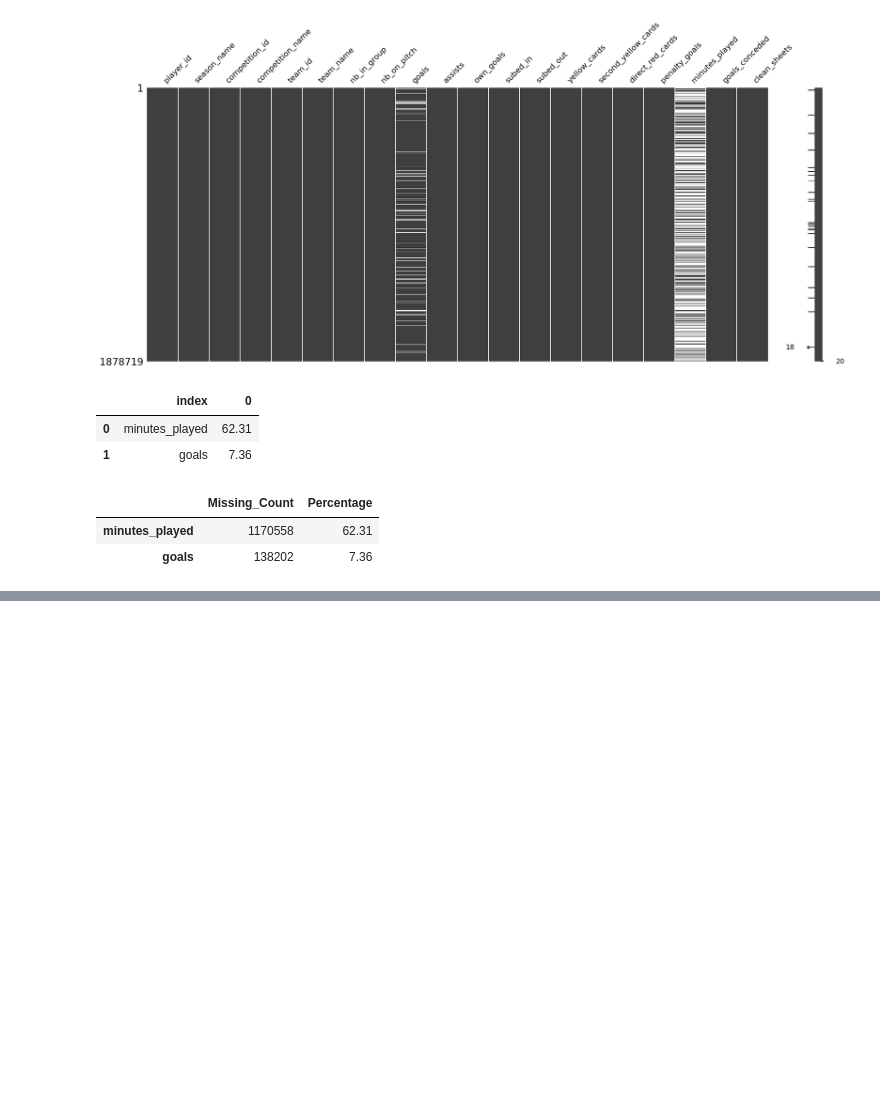
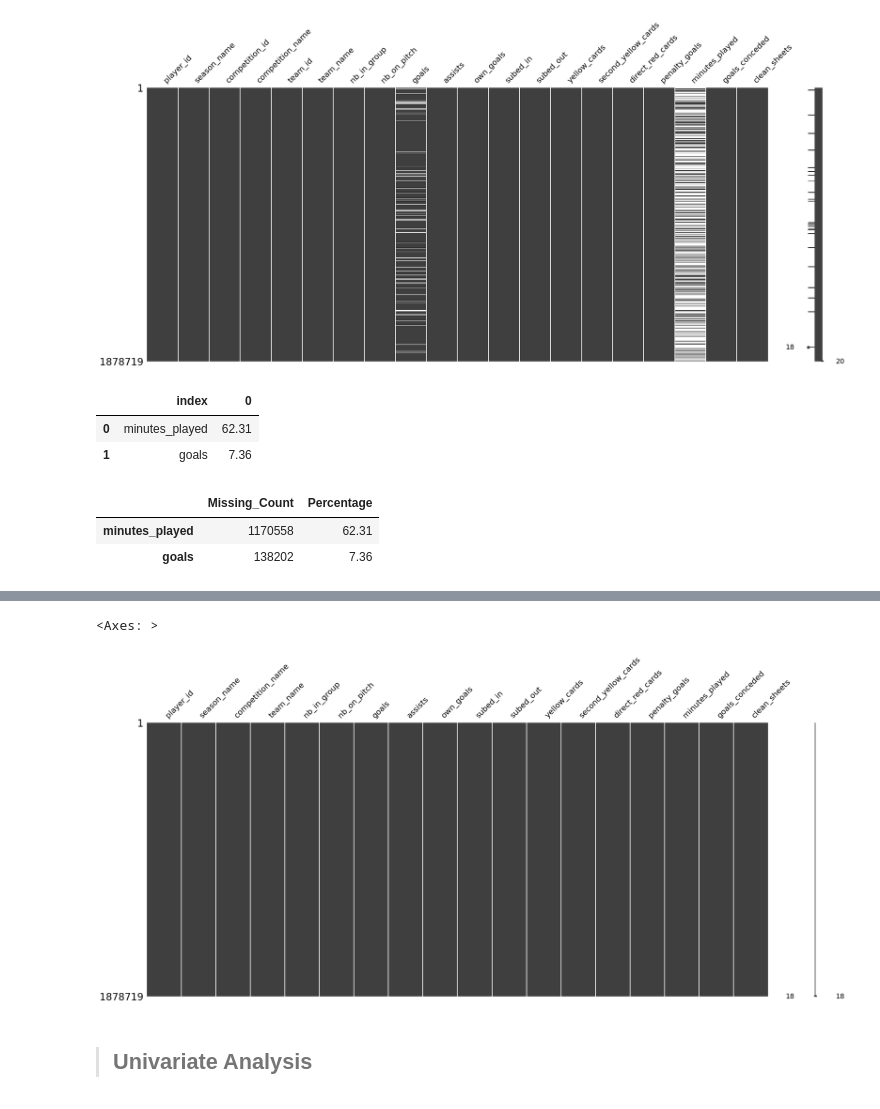
Before and after one commit to ariyan378/Football-Data_Analysis, a Jupyter notebook: Football.ipynb, the cells around one changed output, grey strips where cells are left out. Saved outputs shown, nothing was run; the diff lists cells and outputs as text; code cells hidden in the pictures; blank space fills up the shorter version.

```diff
--- a/Football.ipynb
+++ b/Football.ipynb
@@ -260,0 +291,4 @@ missing_df
+# %%
+# Dropping columns
+df.drop(columns=[  'competition_id',
+       'team_id'] , inplace=True)
@@ -260,0 +318,4 @@ missing_df
+# %%
+# filling null value
+df['goals'].fillna(df['goals'].median() , inplace=True)
+df['minutes_played'].fillna(df['minutes_played'].median() , inplace=True)
@@ -260,0 +357,8 @@ missing_df
+# %%
+#missing matrix
+msno.matrix(df)
+# %% [output]
+<Axes: >
+[figure, added]
+# %% [markdown]
+> ## Univariate Analysis
```
Also changed, not shown: parts of 14 cells of this notebook.
